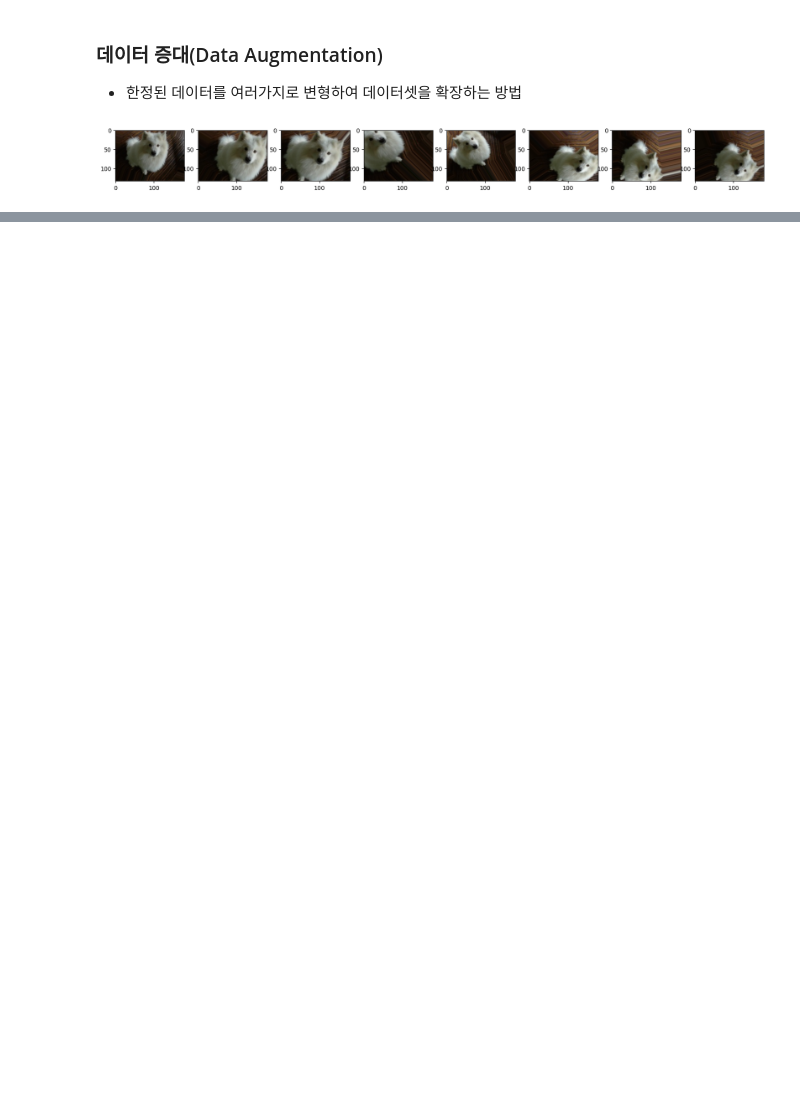
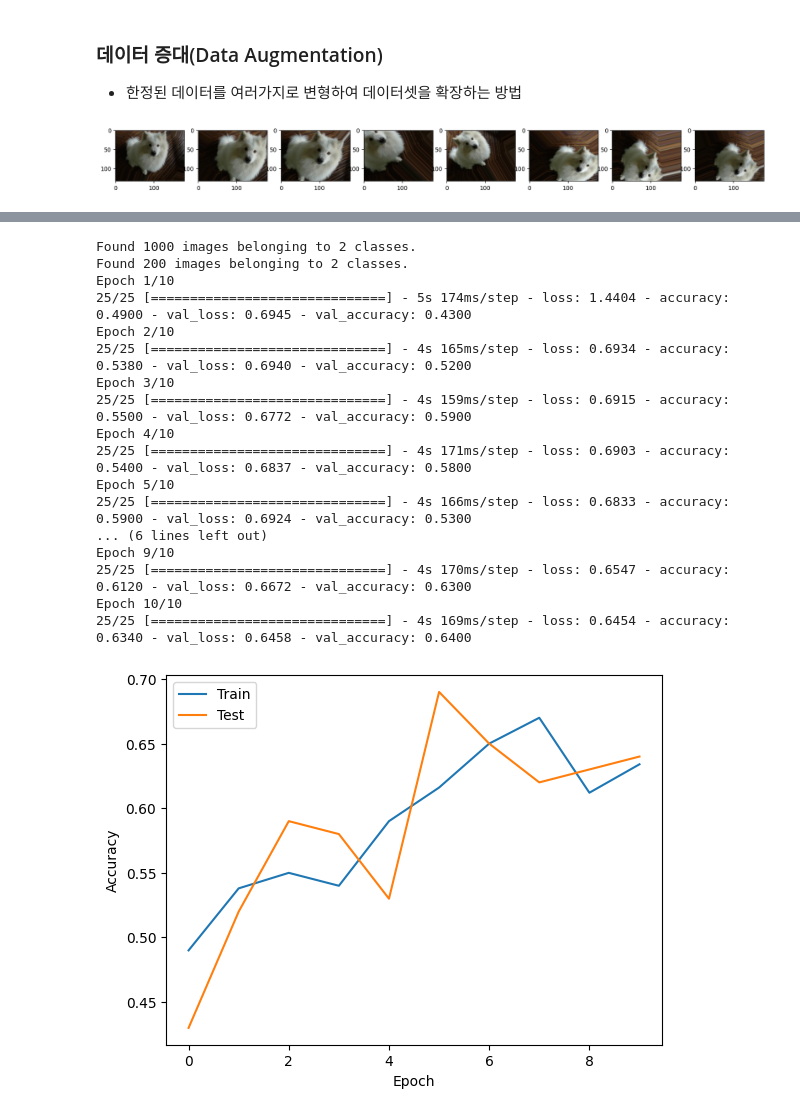
Before and after one commit to Hydrolium/Understanding-Deep-Learning, a Jupyter notebook: 12. CNN.ipynb, the cells around one changed output, grey strips where cells are left out. Saved outputs shown, nothing was run; the diff lists cells and outputs as text; code cells hidden in the pictures; blank space fills up the shorter version.

```diff
--- a/12. CNN.ipynb
+++ b/12. CNN.ipynb
@@ -38,0 +41,67 @@ pyplot.show()
+# %%
+from tensorflow.keras import models, layers
+from tensorflow.keras.preprocessing.image import ImageDataGenerator
+import matplotlib.pyplot as plt
+
+train_dir = 'data/PetImages/train'
+test_dir = 'data/PetImages/test'
+
+model = models.Sequential()
+model.add(layers.Input(shape=(128, 128, 3)))
+model.add(layers.Conv2D(32, (3, 3), activation='relu', input_shape=(128, 128, 3)))
+model.add(layers.MaxPooling2D(2, 2))
+model.add(layers.Conv2D(64, (3, 3), activation='relu'))
+model.add(layers.MaxPooling2D(2, 2))
+model.add(layers.Flatten())
+model.add(layers.Dense(units=512, activation='relu'))
+model.add(layers.Dense(units=1, activation='sigmoid'))
+
+model.compile(optimizer='adam', loss='binary_crossentropy', metrics=['accuracy'])
+
+train_datagen = ImageDataGenerator(rescale=1./255, shear_range = 0.2, zoom_range=0.2, horizontal_flip=True)
+test_datagen = ImageDataGenerator(rescale=1./255)
+
+train_generator = train_datagen.flow_from_directory(
+    train_dir,
+    target_size=(128, 128),
+    batch_size=20,
+    class_mode='binary'
+)
+
+test_generator = test_datagen.flow_from_directory(
+    test_dir,
+    target_size=(128, 128),
+    batch_size=20,
+    class_mode='binary'
+)
+
+history = model.fit(
+    train_generator, steps_per_epoch=25, epochs=10,
+    validation_data=test_generator, validation_steps=5
+)
+
+plt.plot(history.history['accuracy'])
+plt.plot(history.history['val_accuracy'])
+plt.xlabel('Epoch')
+plt.ylabel('Accuracy')
+plt.legend(['Train', 'Test'], loc='upper left')
+plt.show()
+# %% [output]
+Found 1000 images belonging to 2 classes.
+Found 200 images belonging to 2 classes.
+Epoch 1/10
+25/25 [==============================] - 5s 174ms/step - loss: 1.4404 - accuracy: 0.4900 - val_loss: 0.6945 - val_accuracy: 0.4300
+Epoch 2/10
+25/25 [==============================] - 4s 165ms/step - loss: 0.6934 - accuracy: 0.5380 - val_loss: 0.6940 - val_accuracy: 0.5200
+Epoch 3/10
+25/25 [==============================] - 4s 159ms/step - loss: 0.6915 - accuracy: 0.5500 - val_loss: 0.6772 - val_accuracy: 0.5900
+Epoch 4/10
+25/25 [==============================] - 4s 171ms/step - loss: 0.6903 - accuracy: 0.5400 - val_loss: 0.6837 - val_accuracy: 0.5800
+Epoch 5/10
+25/25 [==============================] - 4s 166ms/step - loss: 0.6833 - accuracy: 0.5900 - val_loss: 0.6924 - val_accuracy: 0.5300
+... (6 lines left out)
+Epoch 9/10
+25/25 [==============================] - 4s 170ms/step - loss: 0.6547 - accuracy: 0.6120 - val_loss: 0.6672 - val_accuracy: 0.6300
+Epoch 10/10
+25/25 [==============================] - 4s 169ms/step - loss: 0.6454 - accuracy: 0.6340 - val_loss: 0.6458 - val_accuracy: 0.6400
+[figure, added]
```
Also changed, not shown: parts of 6 cells of this notebook, 5 other files.
